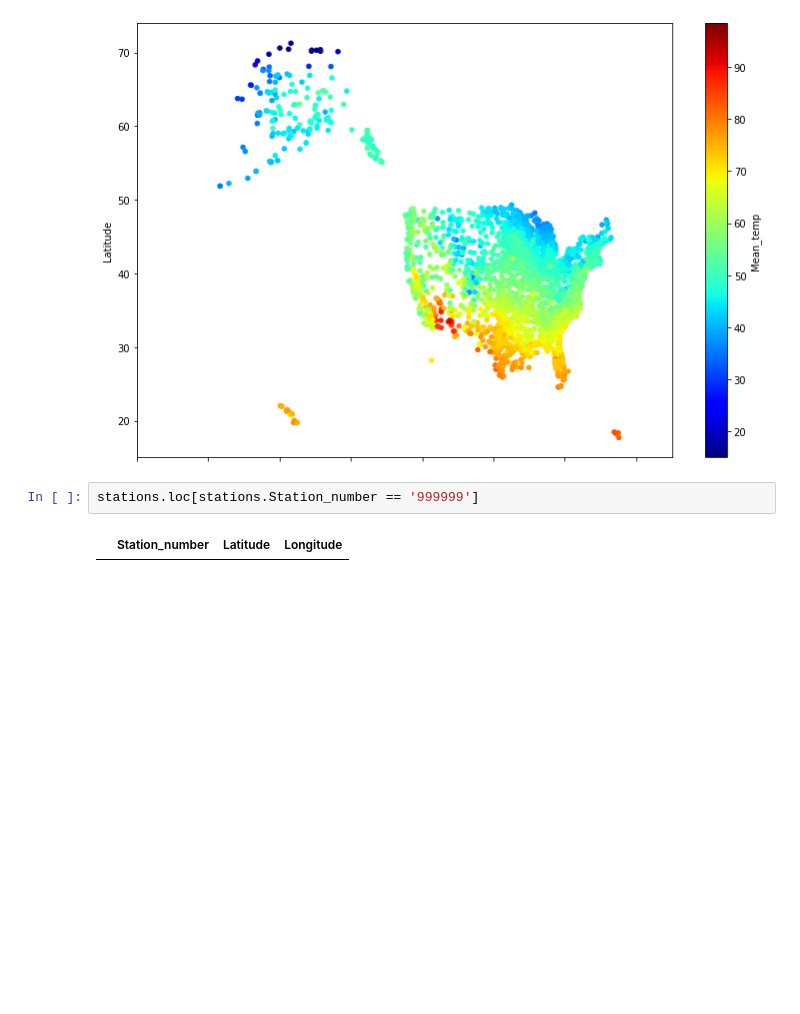
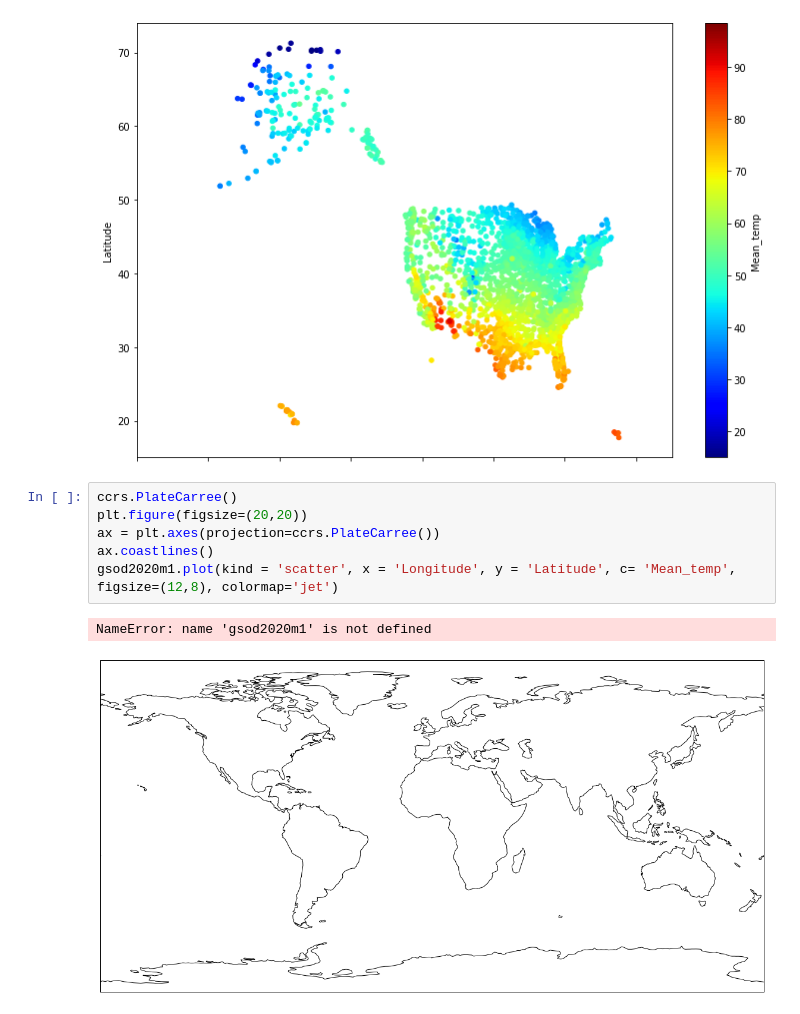
Before and after one commit to dheligman/climate, a Jupyter notebook: noaa_gsod_DMH.ipynb, the cells around one changed output. Saved outputs shown, nothing was run; the diff lists cells and outputs as text; blank space fills up the shorter version.

Commit message:
gsod mod

```diff
--- a/noaa_gsod_DMH.ipynb
+++ b/noaa_gsod_DMH.ipynb
@@ -144,7 +148,12 @@ plt.xlim(-200,-50)
 plt.show()
 # %% [output]
 [figure]
-# %%
-stations.loc[stations.Station_number == '999999']
-# %% [output]
-|  | Station_number | Latitude | Longitude |
+# %%
+ccrs.PlateCarree()
+plt.figure(figsize=(20,20))
+ax = plt.axes(projection=ccrs.PlateCarree())
+ax.coastlines()
+gsod2020m1.plot(kind = 'scatter', x = 'Longitude', y = 'Latitude', c= 'Mean_temp', figsize=(12,8), colormap='jet')
+# %% [output]
+NameError: name 'gsod2020m1' is not defined
+[figure, added]
```
Also changed, not shown: parts of 3 cells of this notebook, 1 other file.
